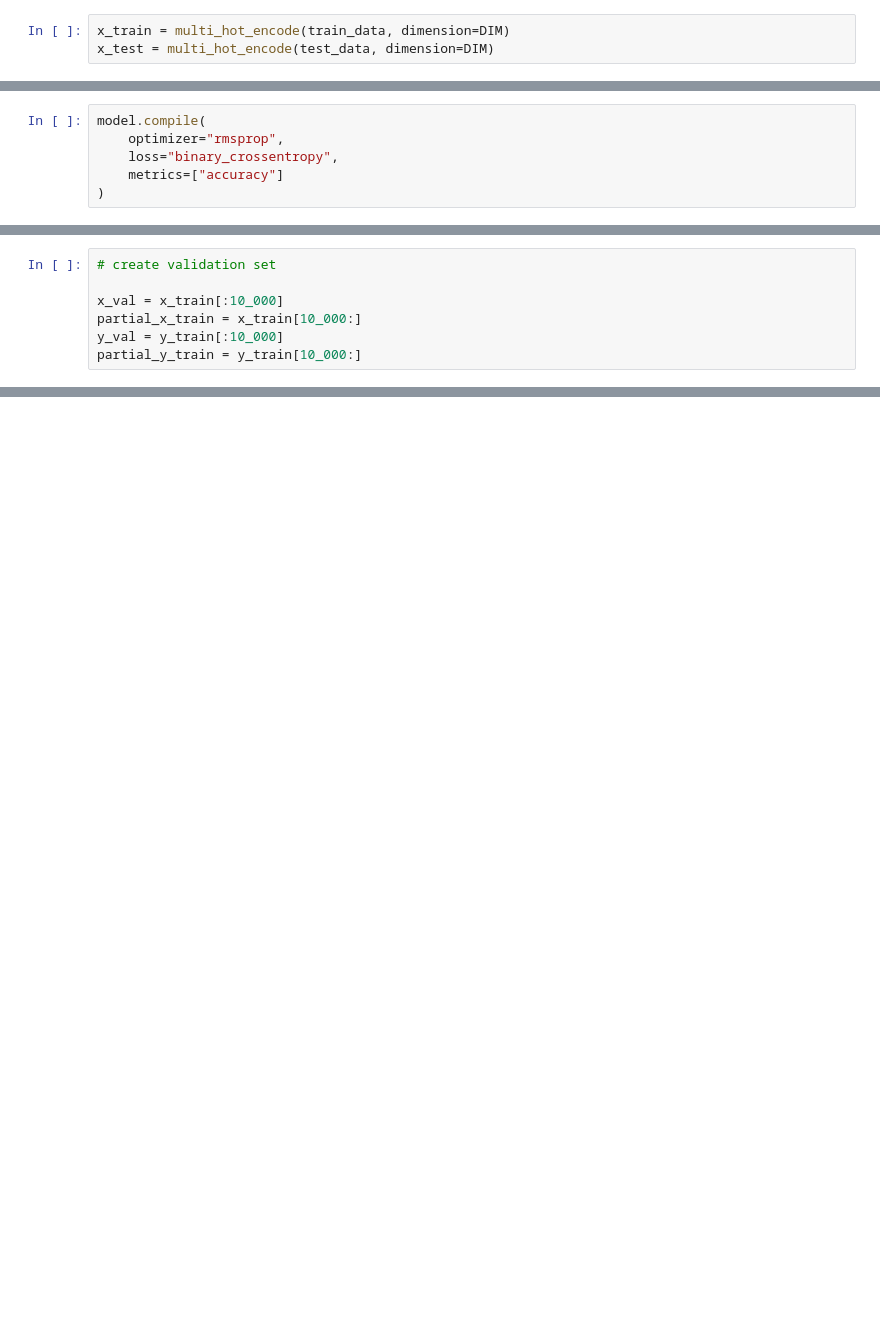
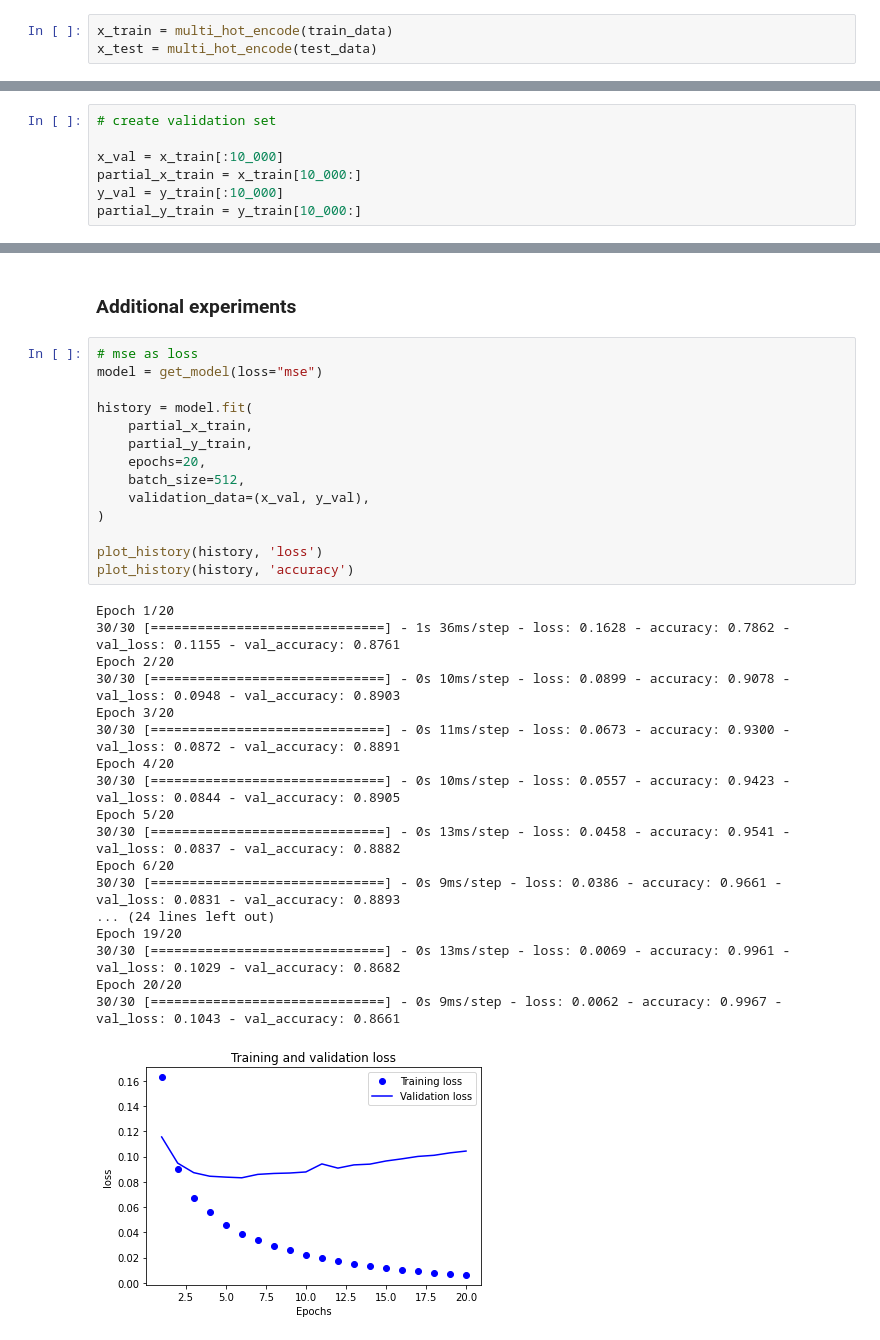
Before and after one commit to eballesteros/deep-learning-with-python-notebooks, a Jupyter notebook: my_notebooks/chapter04_getting-started-with-neural-networks.ipynb, the cells around one changed output, grey strips where cells are left out. Cells and saved outputs as stored; diff of their text form; blank space fills up the shorter version.

```diff
--- a/my_notebooks/chapter04_getting-started-with-neural-networks.ipynb
+++ b/my_notebooks/chapter04_getting-started-with-neural-networks.ipynb
@@ -59,8 +55,8 @@ def multi_hot_encode(sequences: List[List], dimension: int = 10_000):
 
     return results
 # %%
-x_train = multi_hot_encode(train_data, dimension=DIM)
-x_test = multi_hot_encode(test_data, dimension=DIM)
+x_train = multi_hot_encode(train_data)
+x_test = multi_hot_encode(test_data)
 # %%
 # also vectorize labels
 y_train = np.asarray(train_labels).astype("float32")
@@ -80,6 +63,0 @@ To enable them in other operations, rebuild TensorFlow with the appropriate comp
-# %%
-model.compile(
-    optimizer="rmsprop",
-    loss="binary_crossentropy",
-    metrics=["accuracy"]
-)
@@ -100,0 +165,35 @@ history = model.fit(
+# %% [markdown]
+### Additional experiments
+# %%
+# mse as loss
+model = get_model(loss="mse")
+
+history = model.fit(
+    partial_x_train,
+    partial_y_train,
+    epochs=20,
+    batch_size=512,
+    validation_data=(x_val, y_val),
+)
+
+plot_history(history, 'loss')
+plot_history(history, 'accuracy')
+# %% [output]
+Epoch 1/20
+30/30 [==============================] - 1s 36ms/step - loss: 0.1628 - accuracy: 0.7862 - val_loss: 0.1155 - val_accuracy: 0.8761
+Epoch 2/20
+30/30 [==============================] - 0s 10ms/step - loss: 0.0899 - accuracy: 0.9078 - val_loss: 0.0948 - val_accuracy: 0.8903
+Epoch 3/20
+30/30 [==============================] - 0s 11ms/step - loss: 0.0673 - accuracy: 0.9300 - val_loss: 0.0872 - val_accuracy: 0.8891
+Epoch 4/20
+30/30 [==============================] - 0s 10ms/step - loss: 0.0557 - accuracy: 0.9423 - val_loss: 0.0844 - val_accuracy: 0.8905
+Epoch 5/20
+30/30 [==============================] - 0s 13ms/step - loss: 0.0458 - accuracy: 0.9541 - val_loss: 0.0837 - val_accuracy: 0.8882
+Epoch 6/20
+30/30 [==============================] - 0s 9ms/step - loss: 0.0386 - accuracy: 0.9661 - val_loss: 0.0831 - val_accuracy: 0.8893
+... (24 lines left out)
+Epoch 19/20
+30/30 [==============================] - 0s 13ms/step - loss: 0.0069 - accuracy: 0.9961 - val_loss: 0.1029 - val_accuracy: 0.8682
+Epoch 20/20
+30/30 [==============================] - 0s 9ms/step - loss: 0.0062 - accuracy: 0.9967 - val_loss: 0.1043 - val_accuracy: 0.8661
+[figure, added]
```
Also changed, not shown: parts of 15 cells of this notebook.
